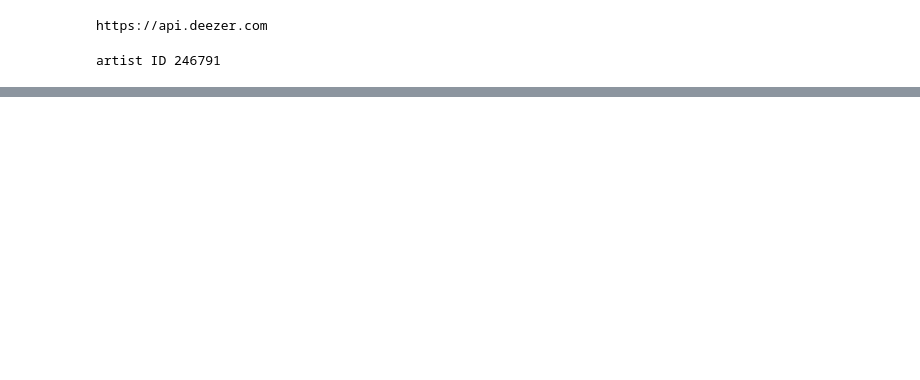
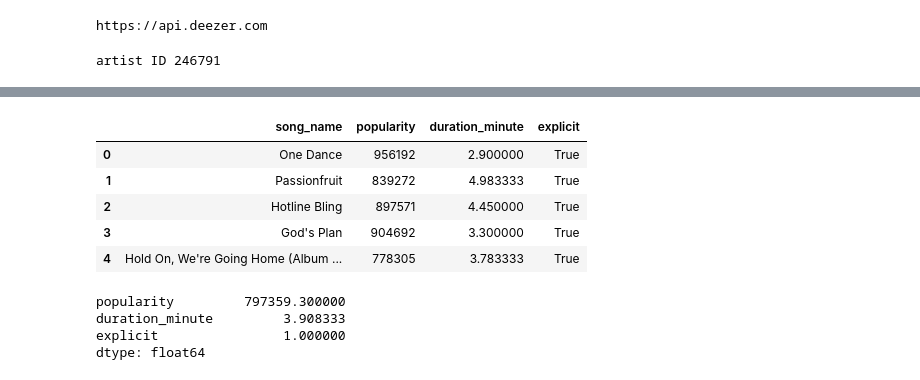
Before and after one commit to davidheram/interacting-with-api-python-project-tutorial, a Jupyter notebook: src/explore.ipynb, the cells around one changed output, grey strips where cells are left out. Saved outputs shown, nothing was run; the diff lists cells and outputs as text; code cells hidden in the pictures; blank space fills up the shorter version.

```diff
--- a/src/explore.ipynb
+++ b/src/explore.ipynb
@@ -66,0 +108,28 @@ df_sorted.head(3)
+# %%
+advanced_rows = []
+
+for track in tracks:
+    advanced_rows.append({
+        "song_name":track["title"],
+        "popularity":track["rank"],
+        "duration_minute":track["duration"]/60,
+        "explicit":track["preview"]is not None
+    })
+
+df_advanced = pd.DataFrame(advanced_rows)
+
+df_advanced.head()
+# %% [output]
+|  | song_name | popularity | duration_minute | explicit |
+| 0 | One Dance | 956192 | 2.900000 | True |
+| 1 | Passionfruit | 839272 | 4.983333 | True |
+| 2 | Hotline Bling | 897571 | 4.450000 | True |
+| 3 | God's Plan | 904692 | 3.300000 | True |
+| 4 | Hold On, We're Going Home (Album ... | 778305 | 3.783333 | True |
+# %%
+df_advanced.mean(numeric_only=True)
+# %% [output]
+popularity         797359.300000
+duration_minute         3.908333
+explicit                1.000000
+dtype: float64
```
Also changed, not shown: parts of 17 cells of this notebook.
